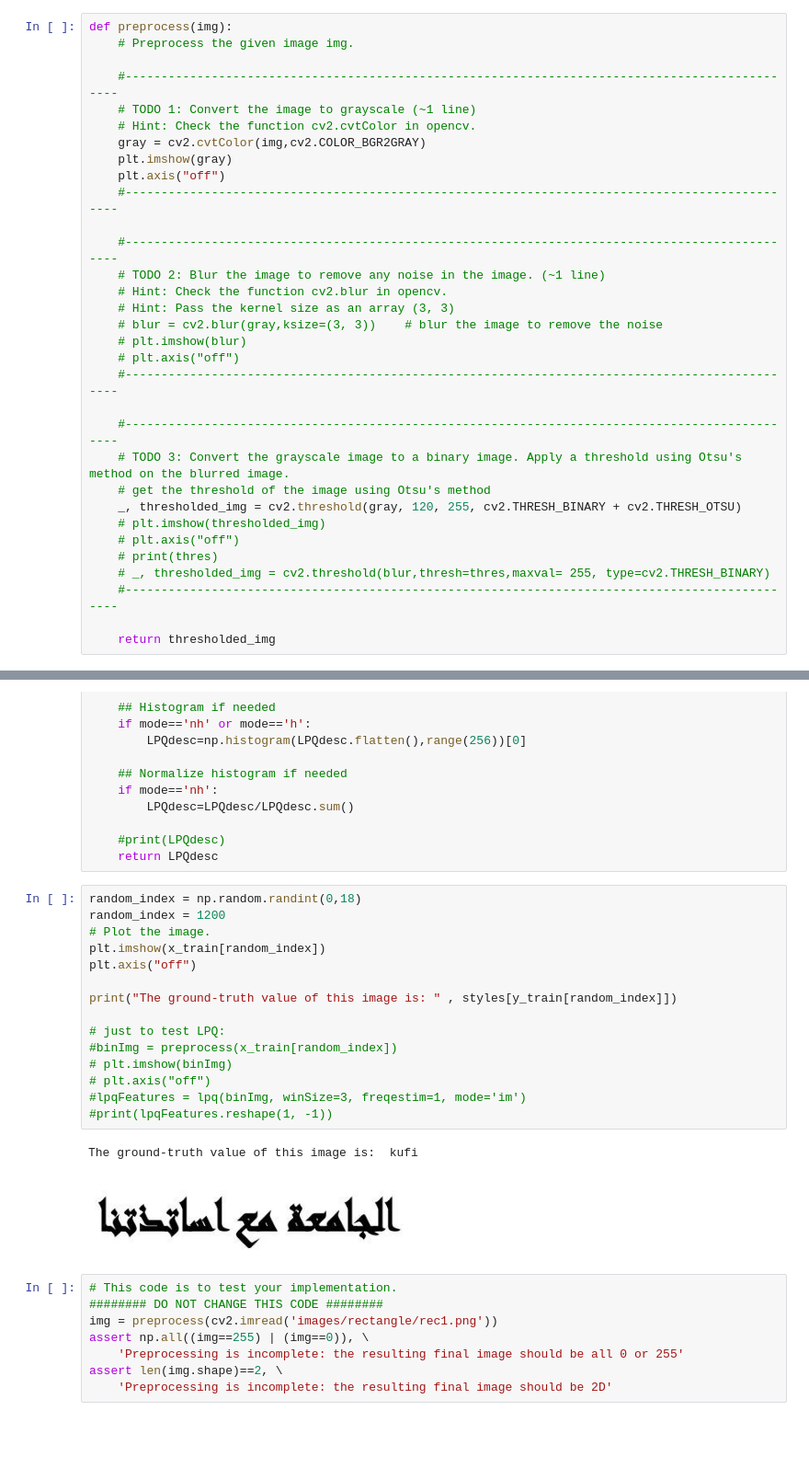
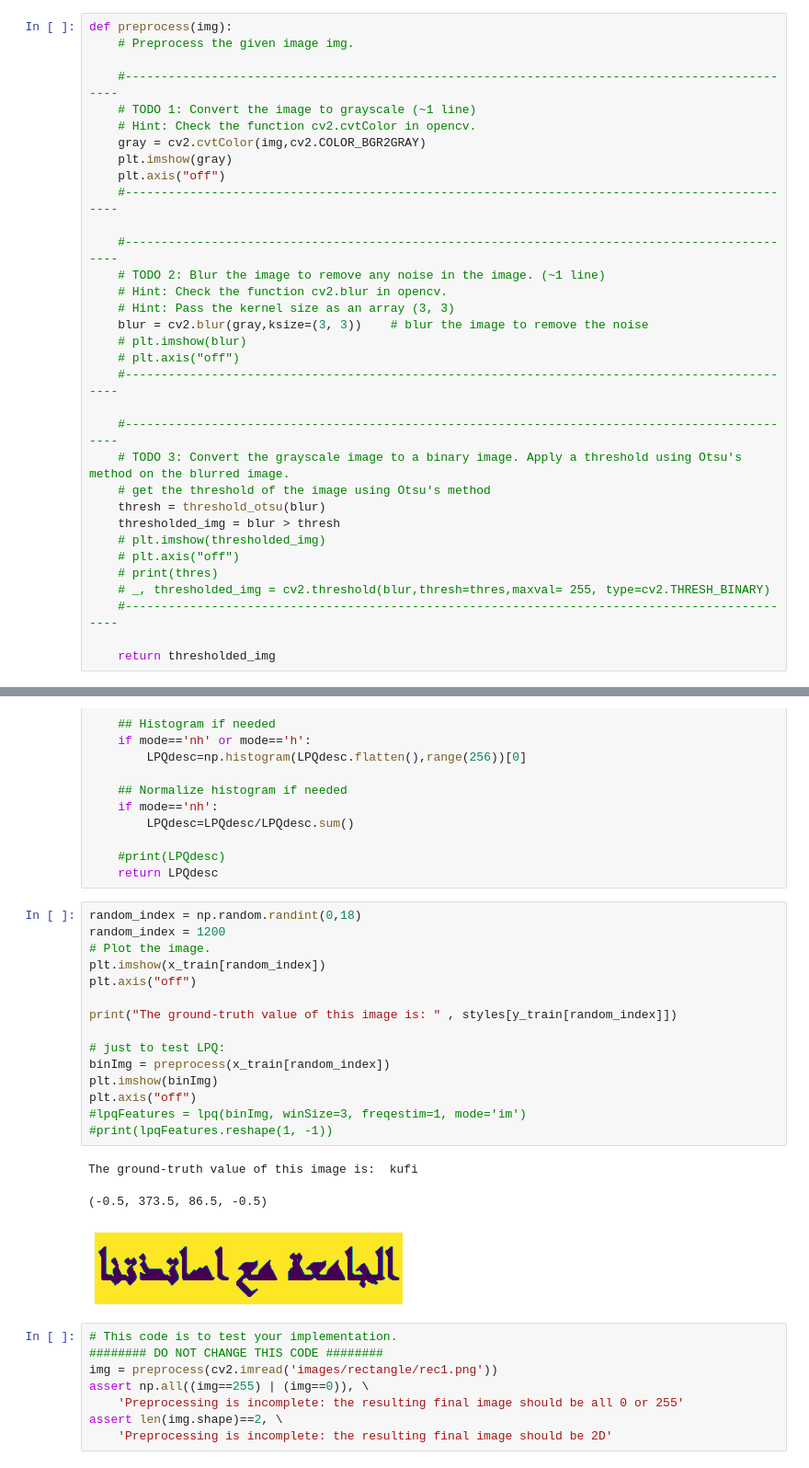
Before and after one commit to LoayMoh99/Arabic-Font-Classification, a Jupyter notebook: Code.ipynb, the cells around one changed output, grey strips where cells are left out. Shown: that part at 92% size. Drawn from its saved outputs; the diff is of its cells as text; blank space fills up the shorter version.

Commit message:
Otsu modified

```diff
--- a/Code.ipynb
+++ b/Code.ipynb
@@ -109,7 +111,7 @@ def preprocess(img):
     # TODO 2: Blur the image to remove any noise in the image. (~1 line)
     # Hint: Check the function cv2.blur in opencv.
     # Hint: Pass the kernel size as an array (3, 3)
-    # blur = cv2.blur(gray,ksize=(3, 3))    # blur the image to remove the noise
+    blur = cv2.blur(gray,ksize=(3, 3))    # blur the image to remove the noise
     # plt.imshow(blur)
     # plt.axis("off")
     #-----------------------------------------------------------------------------------------------
@@ -117,7 +119,8 @@ def preprocess(img):
     #-----------------------------------------------------------------------------------------------
     # TODO 3: Convert the grayscale image to a binary image. Apply a threshold using Otsu's method on the blurred image.
     # get the threshold of the image using Otsu's method
-    _, thresholded_img = cv2.threshold(gray, 120, 255, cv2.THRESH_BINARY + cv2.THRESH_OTSU)
+    thresh = threshold_otsu(blur)
+    thresholded_img = blur > thresh
     # plt.imshow(thresholded_img)
     # plt.axis("off")
     # print(thres)
@@ -185,21 +188,22 @@ def lpq(img,winSize=3,freqestim=1,mode='nh'):
 # %%
 random_index = np.random.randint(0,18)
 random_index = 1200
 # Plot the image.
 plt.imshow(x_train[random_index])
 plt.axis("off")
 
 print("The ground-truth value of this image is: " , styles[y_train[random_index]])
 
 # just to test LPQ:
-#binImg = preprocess(x_train[random_index])
-# plt.imshow(binImg)
-# plt.axis("off")
+binImg = preprocess(x_train[random_index])
+plt.imshow(binImg)
+plt.axis("off")
 #lpqFeatures = lpq(binImg, winSize=3, freqestim=1, mode='im')
 #print(lpqFeatures.reshape(1, -1))
 # %% [output]
 The ground-truth value of this image is:  kufi
+(-0.5, 373.5, 86.5, -0.5)
-[figure, old version]
+[figure, new version]
 # %%
 # This code is to test your implementation.
 ######## DO NOT CHANGE THIS CODE ########
```
Also changed, not shown: parts of 2 cells of this notebook.
